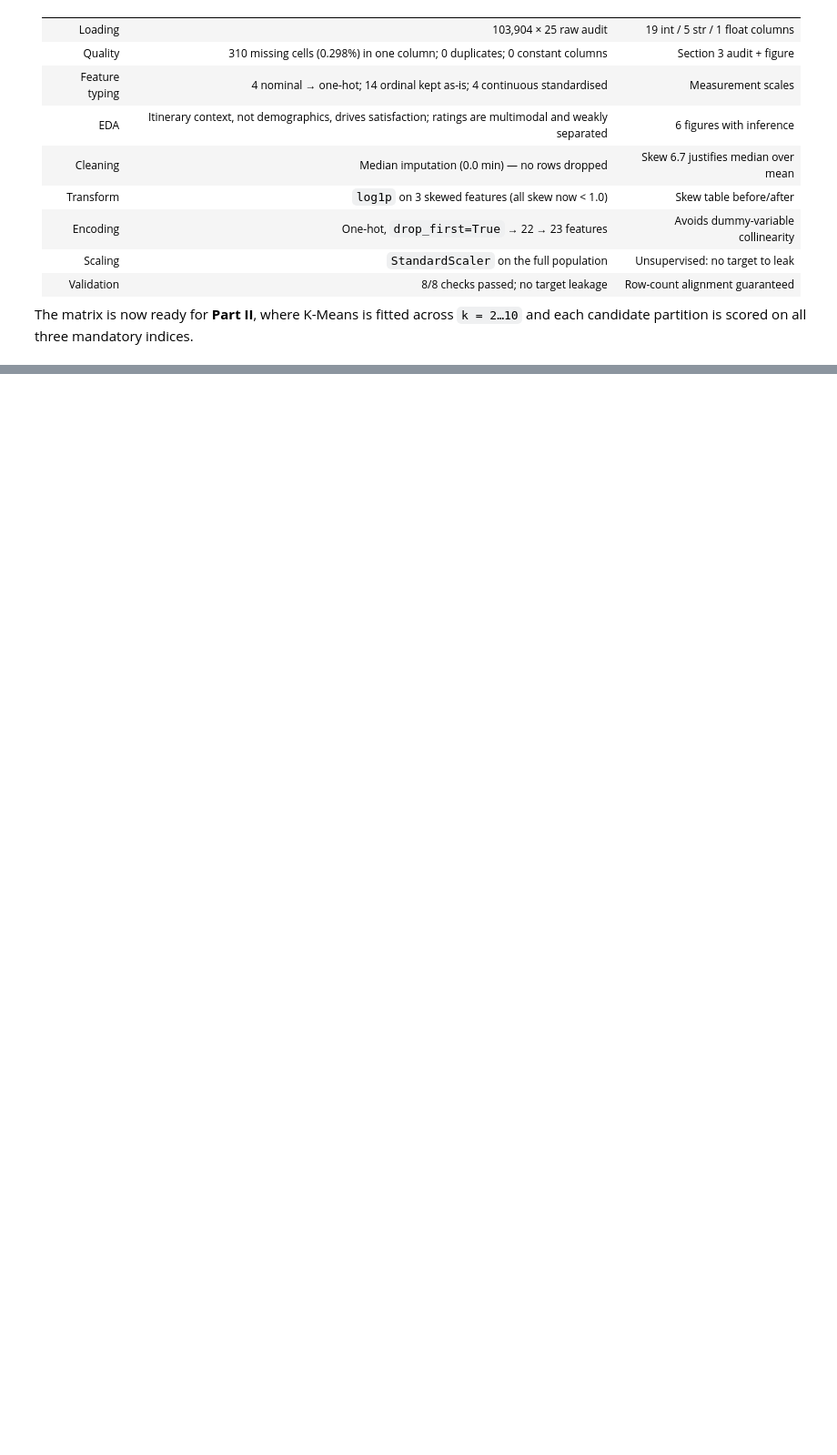
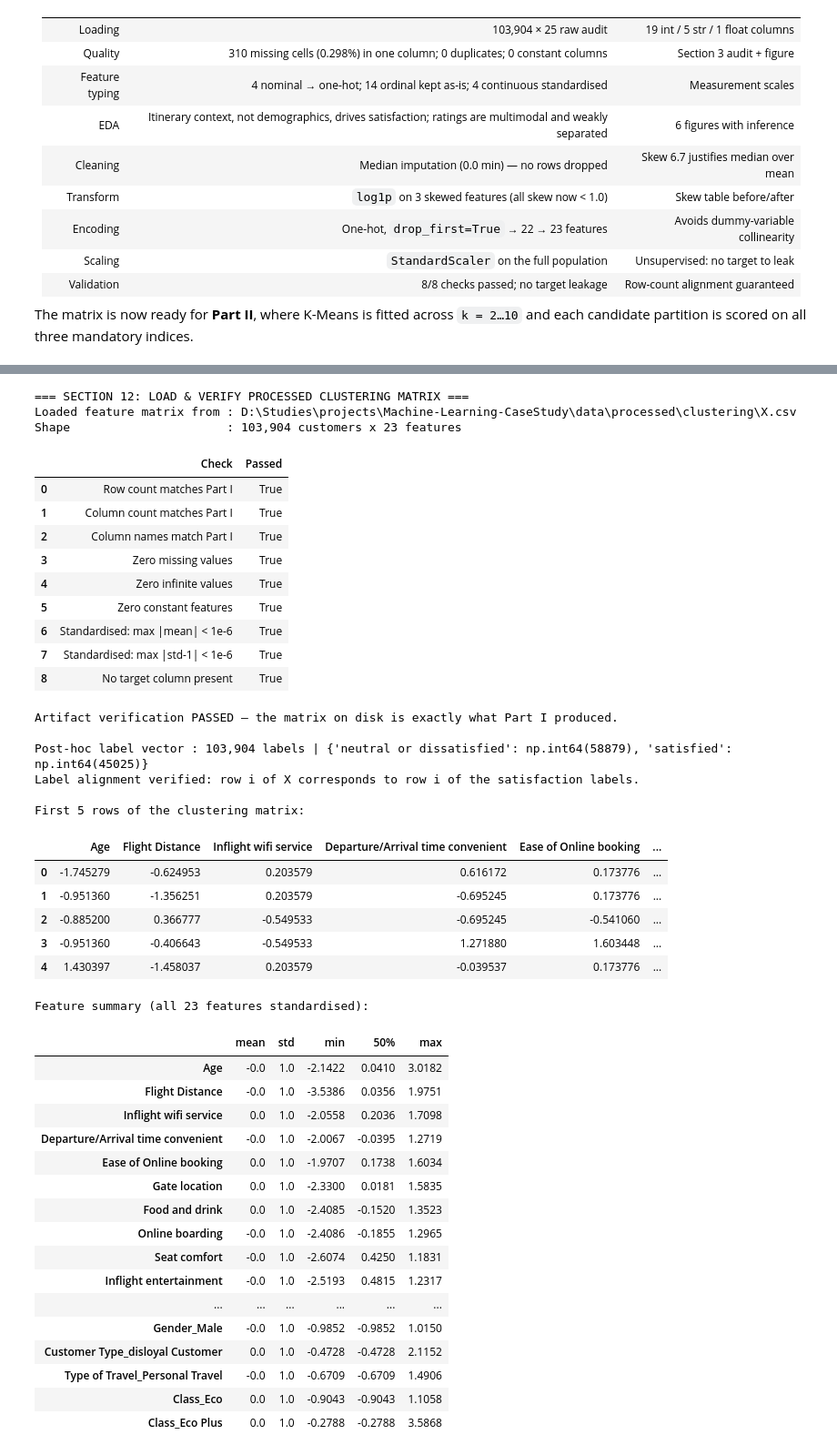
Before and after one commit to Phyboc/Machine-Learning-CaseStudy, a Jupyter notebook: src/clustering/clustering.ipynb, the cells around one changed output, grey strips where cells are left out. Shown at 91% size. Cells and saved outputs as stored; diff of their text form; code cells hidden in the pictures; blank space fills up the shorter version.

```diff
--- a/src/clustering/clustering.ipynb
+++ b/src/clustering/clustering.ipynb
@@ -1154,0 +1186,79 @@ scored on all three mandatory indices.
+# %%
+print("=== SECTION 12: LOAD & VERIFY PROCESSED CLUSTERING MATRIX ===")
+assert os.path.exists(X_CSV_PATH), f"Missing {X_CSV_PATH} — run Part I (Section 11) first."
+
+X = pd.read_csv(X_CSV_PATH)
+print(f"Loaded feature matrix from : {X_CSV_PATH}")
+print(f"Shape                      : {X.shape[0]:,} customers x {X.shape[1]} features")
+
+# The exported file must be byte-equivalent in content to the in-memory matrix from Part I
+load_checks = {
+    "Row count matches Part I": len(X) == len(X_scaled),
+    "Column count matches Part I": X.shape[1] == X_scaled.shape[1],
+    "Column names match Part I": list(X.columns) == list(X_scaled.columns),
+    "Zero missing values": int(X.isnull().sum().sum()) == 0,
+    "Zero infinite values": int(np.isinf(X.values).sum()) == 0,
+    "Zero constant features": len([c for c in X.columns if X[c].std() == 0]) == 0,
+    "Standardised: max |mean| < 1e-6": float(np.abs(X.mean()).max()) < 1e-6,
+    "Standardised: max |std-1| < 1e-6": float(np.abs(X.std(ddof=0) - 1).max()) < 1e-6,
+    "No target column present": TARGET_COL not in X.columns,
+}
+display(pd.DataFrame({"Check": list(load_checks), "Passed": list(load_checks.values())}))
+assert all(load_checks.values()), f"Artifact verification FAILED: {[k for k, v in load_checks.items() if not v]}"
+print("\nArtifact verification PASSED — the matrix on disk is exactly what Part I produced.")
+
+# Post-hoc label vector (used only for external validation in Section 18)
+y_labels = pd.read_csv(LABEL_CSV_PATH).squeeze()
+print(f"\nPost-hoc label vector : {len(y_labels):,} labels | {dict(y_labels.value_counts())}")
+assert len(y_labels) == len(X), "Label vector is not row-aligned with the feature matrix!"
+print("Label alignment verified: row i of X corresponds to row i of the satisfaction labels.")
+
+print("\nFirst 5 rows of the clustering matrix:")
+display(X.head())
+
+print("\nFeature summary (all 23 features standardised):")
+display(X.describe().T[["mean", "std", "min", "50%", "max"]].round(4))
+# %% [output]
+=== SECTION 12: LOAD & VERIFY PROCESSED CLUSTERING MATRIX ===
+Loaded feature matrix from : D:\Studies\projects\Machine-Learning-CaseStudy\data\processed\clustering\X.csv
+Shape                      : 103,904 customers x 23 features
+|  | Check | Passed |
+| 0 | Row count matches Part I | True |
+| 1 | Column count matches Part I | True |
+| 2 | Column names match Part I | True |
+| 3 | Zero missing values | True |
+| 4 | Zero infinite values | True |
+| 5 | Zero constant features | True |
+| 6 | Standardised: max |mean| < 1e-6 | True |
+| 7 | Standardised: max |std-1| < 1e-6 | True |
+| 8 | No target column present | True |
+Artifact verification PASSED — the matrix on disk is exactly what Part I produced.
+
+Post-hoc label vector : 103,904 labels | {'neutral or dissatisfied': np.int64(58879), 'satisfied': np.int64(45025)}
+Label alignment verified: row i of X corresponds to row i of the satisfaction labels.
+
+First 5 rows of the clustering matrix:
+|  | Age | Flight Distance | Inflight wifi service | Departure/Arrival time convenient | Ease of Online booking | ... |
+| 0 | -1.745279 | -0.624953 | 0.203579 | 0.616172 | 0.173776 | ... |
+| 1 | -0.951360 | -1.356251 | 0.203579 | -0.695245 | 0.173776 | ... |
+| 2 | -0.885200 | 0.366777 | -0.549533 | -0.695245 | -0.541060 | ... |
+| 3 | -0.951360 | -0.406643 | -0.549533 | 1.271880 | 1.603448 | ... |
+| 4 | 1.430397 | -1.458037 | 0.203579 | -0.039537 | 0.173776 | ... |
+Feature summary (all 23 features standardised):
+|  | mean | std | min | 50% | max |
+| Age | -0.0 | 1.0 | -2.1422 | 0.0410 | 3.0182 |
+| Flight Distance | -0.0 | 1.0 | -3.5386 | 0.0356 | 1.9751 |
+| Inflight wifi service | 0.0 | 1.0 | -2.0558 | 0.2036 | 1.7098 |
+| Departure/Arrival time convenient | -0.0 | 1.0 | -2.0067 | -0.0395 | 1.2719 |
+| Ease of Online booking | 0.0 | 1.0 | -1.9707 | 0.1738 | 1.6034 |
+| Gate location | 0.0 | 1.0 | -2.3300 | 0.0181 | 1.5835 |
+| Food and drink | 0.0 | 1.0 | -2.4085 | -0.1520 | 1.3523 |
+| Online boarding | -0.0 | 1.0 | -2.4086 | -0.1855 | 1.2965 |
+| Seat comfort | -0.0 | 1.0 | -2.6074 | 0.4250 | 1.1831 |
+| Inflight entertainment | -0.0 | 1.0 | -2.5193 | 0.4815 | 1.2317 |
+| ... | ... | ... | ... | ... | ... |
+| Gender_Male | -0.0 | 1.0 | -0.9852 | -0.9852 | 1.0150 |
+| Customer Type_disloyal Customer | 0.0 | 1.0 | -0.4728 | -0.4728 | 2.1152 |
+| Type of Travel_Personal Travel | -0.0 | 1.0 | -0.6709 | -0.6709 | 1.4906 |
+| Class_Eco | 0.0 | 1.0 | -0.9043 | -0.9043 | 1.1058 |
+| Class_Eco Plus | 0.0 | 1.0 | -0.2788 | -0.2788 | 3.5868 |
```
Also changed, not shown: parts of 17 cells of this notebook, 2 other files.
